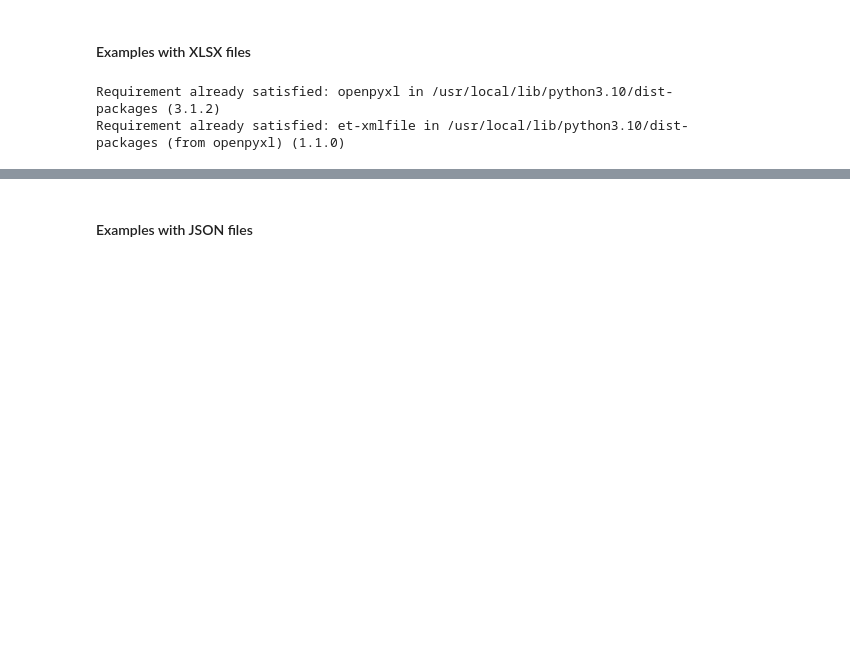
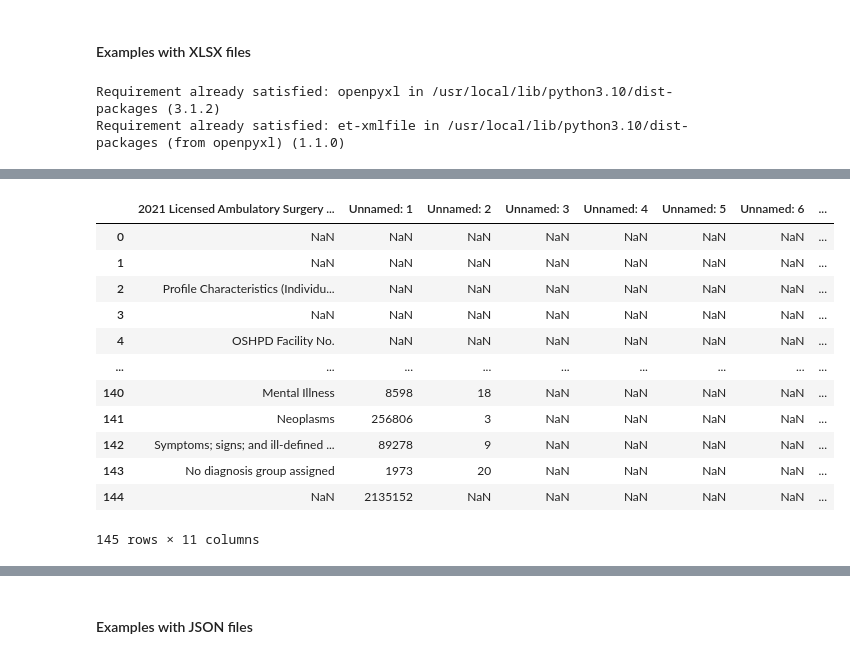
Before and after one commit to Alyssasorensen/datasci_1_loading, a Jupyter notebook: HHA507Assignment1.ipynb, the cells around one changed output, grey strips where cells are left out. Saved outputs shown, nothing was run; the diff lists cells and outputs as text; code cells hidden in the pictures; blank space fills up the shorter version.

```diff
--- a/HHA507Assignment1.ipynb
+++ b/HHA507Assignment1.ipynb
@@ -102,4 +120,4 @@ odp_hcp_by_county
 # %%
 # Second XLSX file
 
-pivot_profile = pd.read_excel('2021-as-pivot-profile.xlsx', sheet_name='Sheet1')
+pivot_data = pd.read_excel('pivot_data.xlsx')
@@ -120,0 +124,16 @@ pivot_profile
+# %%
+pivot_data
+# %% [output]
+|  | 2021 Licensed Ambulatory Surgery ... | Unnamed: 1 | Unnamed: 2 | Unnamed: 3 | Unnamed: 4 | Unnamed: 5 | Unnamed: 6 | ... |
+| 0 | NaN | NaN | NaN | NaN | NaN | NaN | NaN | ... |
+| 1 | NaN | NaN | NaN | NaN | NaN | NaN | NaN | ... |
+| 2 | Profile Characteristics (Individu... | NaN | NaN | NaN | NaN | NaN | NaN | ... |
+| 3 | NaN | NaN | NaN | NaN | NaN | NaN | NaN | ... |
+| 4 | OSHPD Facility No. | NaN | NaN | NaN | NaN | NaN | NaN | ... |
+| ... | ... | ... | ... | ... | ... | ... | ... | ... |
+| 140 | Mental Illness | 8598 | 18 | NaN | NaN | NaN | NaN | ... |
+| 141 | Neoplasms | 256806 | 3 | NaN | NaN | NaN | NaN | ... |
+| 142 | Symptoms; signs; and ill-defined ... | 89278 | 9 | NaN | NaN | NaN | NaN | ... |
+| 143 | No diagnosis group assigned | 1973 | 20 | NaN | NaN | NaN | NaN | ... |
+| 144 | NaN | 2135152 | NaN | NaN | NaN | NaN | NaN | ... |
+145 rows × 11 columns
```
Also changed, not shown: parts of 10 cells of this notebook.
